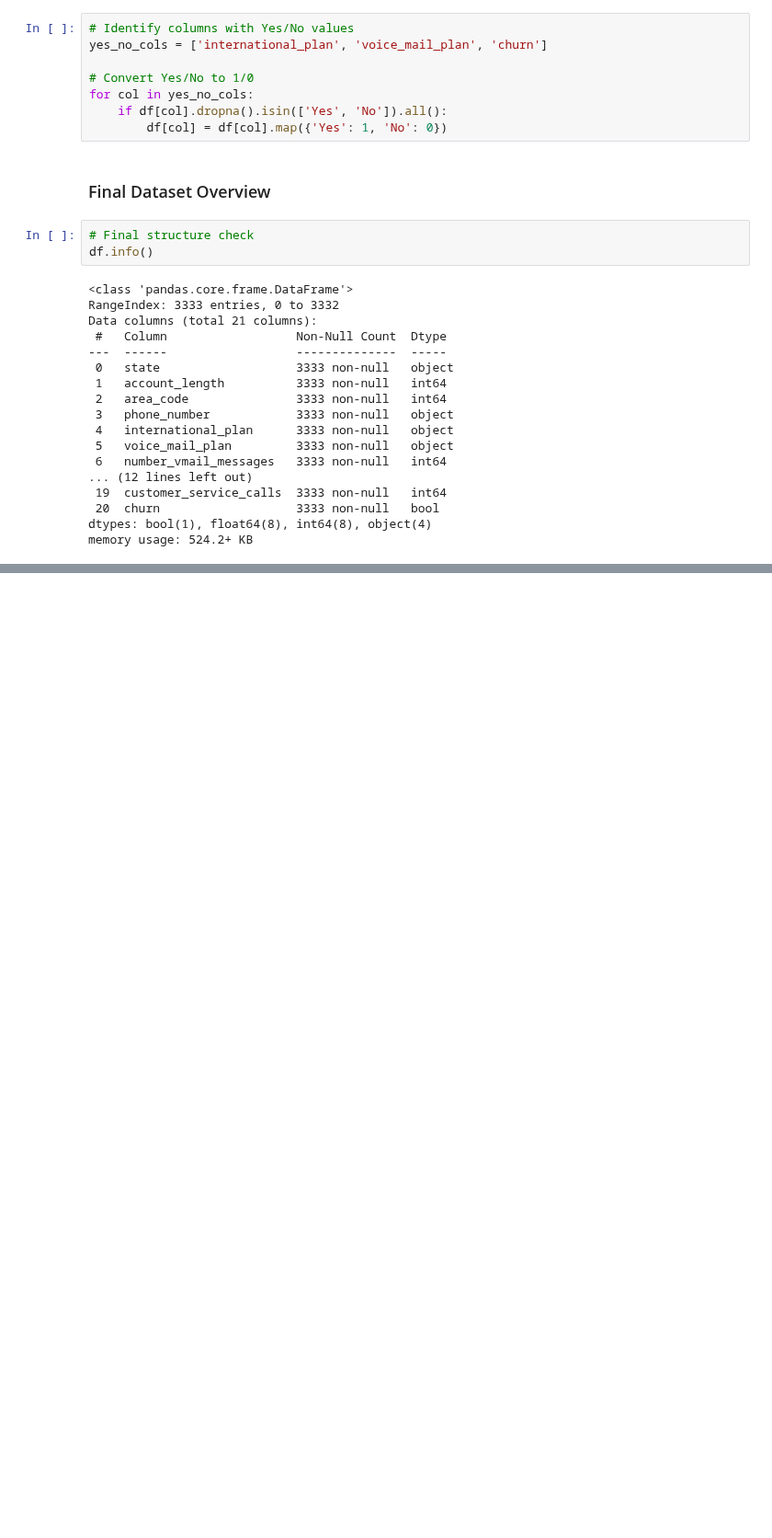
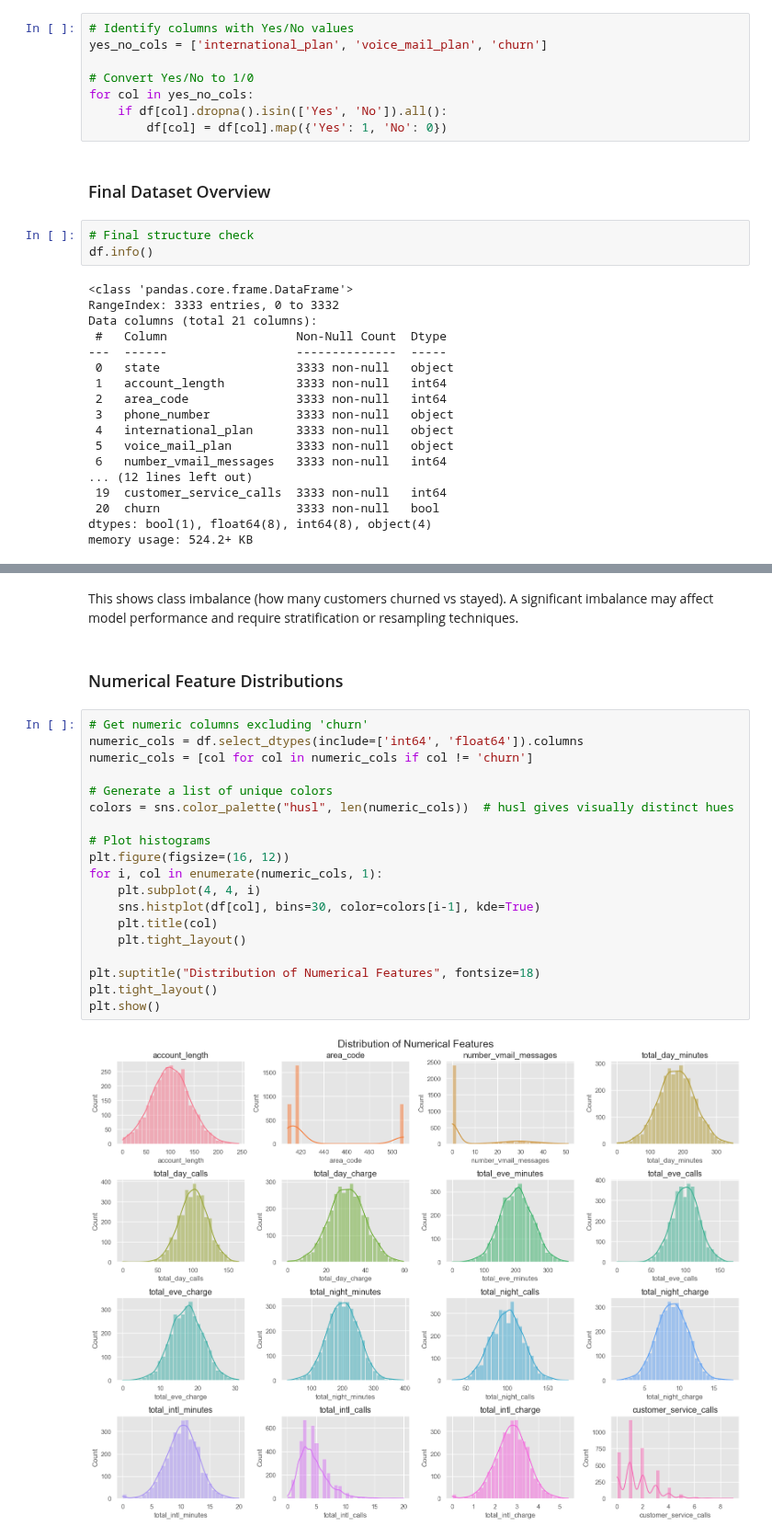
Before and after one commit to Mathews-Odongo/Customer_Churn, a Jupyter notebook: notebooks/Customer_churn.ipynb, the cells around one changed output, grey strips where cells are left out. Shown at 92% size. Drawn from its saved outputs; the diff is of its cells as text; blank space fills up the shorter version.

```diff
--- a/notebooks/Customer_churn.ipynb
+++ b/notebooks/Customer_churn.ipynb
@@ -225,0 +253,25 @@ df.sample(5)
+# %% [markdown]
+This shows class imbalance (how many customers churned vs stayed). A significant imbalance may affect model performance and require stratification or resampling techniques.
+# %% [markdown]
+### Numerical Feature Distributions
+# %%
+# Get numeric columns excluding 'churn'
+numeric_cols = df.select_dtypes(include=['int64', 'float64']).columns
+numeric_cols = [col for col in numeric_cols if col != 'churn']
+
+# Generate a list of unique colors
+colors = sns.color_palette("husl", len(numeric_cols))  # husl gives visually distinct hues
+
+# Plot histograms
+plt.figure(figsize=(16, 12))
+for i, col in enumerate(numeric_cols, 1):
+    plt.subplot(4, 4, i)
+    sns.histplot(df[col], bins=30, color=colors[i-1], kde=True)
+    plt.title(col)
+    plt.tight_layout()
+
+plt.suptitle("Distribution of Numerical Features", fontsize=18)
+plt.tight_layout()
+plt.show()
+# %% [output]
+[figure, added]
```
Also changed, not shown: parts of 10 cells of this notebook.
